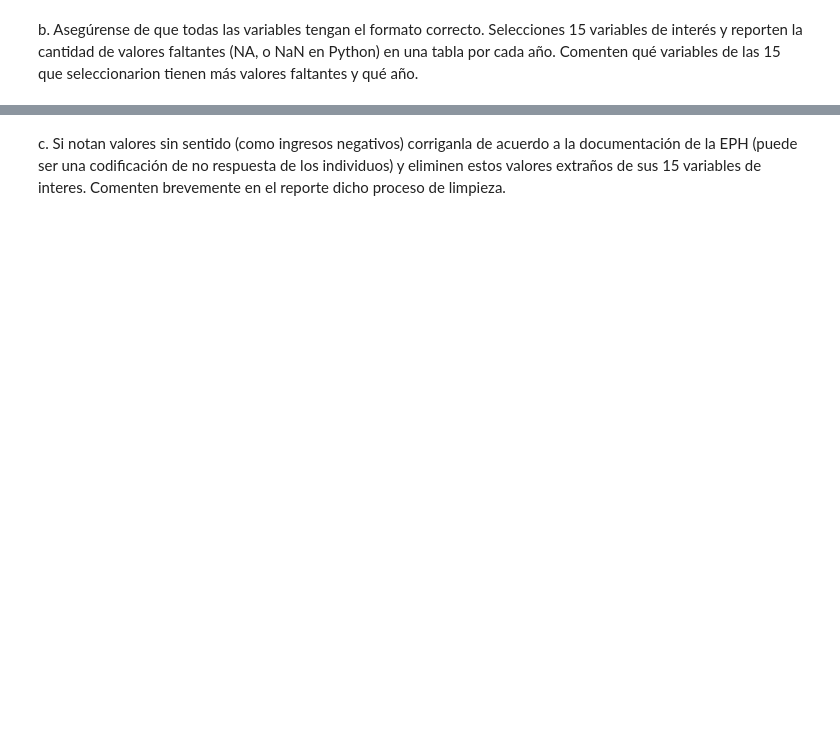
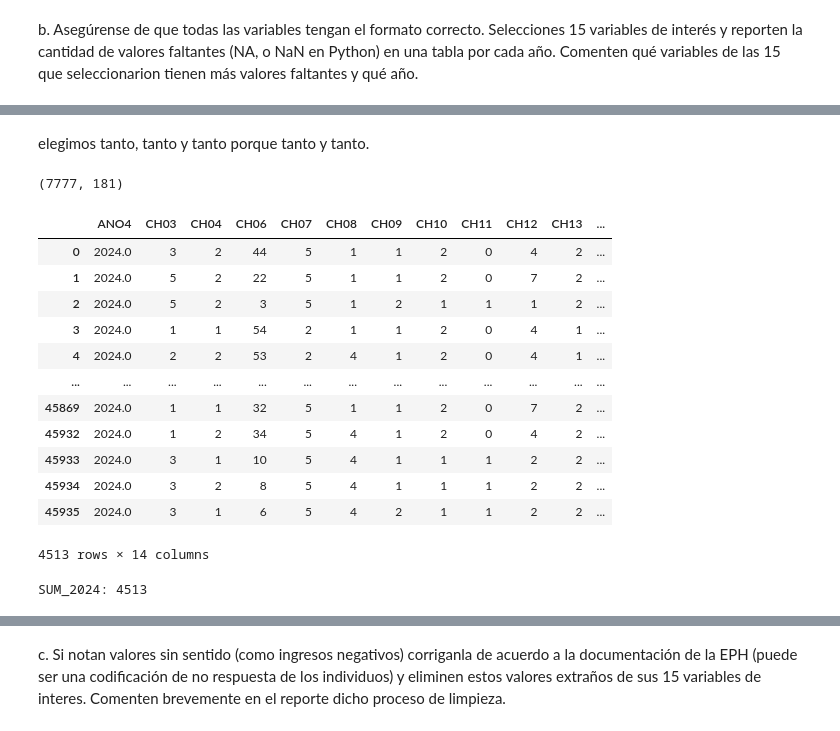
Before and after one commit to RoccoGabrielPimenta/BigDataUBA-Grupo22, a Jupyter notebook: TP 2/Big_Data_TP2_Grupo22.ipynb, the cells around one changed output, grey strips where cells are left out. Drawn from its saved outputs; the diff is of its cells as text; code cells hidden in the pictures; blank space fills up the shorter version.

```diff
--- a/TP 2/Big_Data_TP2_Grupo22.ipynb
+++ b/TP 2/Big_Data_TP2_Grupo22.ipynb
@@ -82,0 +154,6 @@ seleccionarion tienen más valores faltantes y qué año.
+# %% [markdown]
+elegimos tanto, tanto y tanto porque tanto y tanto.
+# %%
+df_completo.shape
+# %% [output]
+(7777, 181)
@@ -82,0 +162,23 @@ seleccionarion tienen más valores faltantes y qué año.
+# %%
+#filtramos las columnas que queremos en un nuevo dataset
+df_filtrado = df_completo.iloc[0:4513, columnas_a_usar]
+df_filtrado
+# %% [output]
+|  | ANO4 | CH03 | CH04 | CH06 | CH07 | CH08 | CH09 | CH10 | CH11 | CH12 | CH13 | ... |
+| 0 | 2024.0 | 3 | 2 | 44 | 5 | 1 | 1 | 2 | 0 | 4 | 2 | ... |
+| 1 | 2024.0 | 5 | 2 | 22 | 5 | 1 | 1 | 2 | 0 | 7 | 2 | ... |
+| 2 | 2024.0 | 5 | 2 | 3 | 5 | 1 | 2 | 1 | 1 | 1 | 2 | ... |
+| 3 | 2024.0 | 1 | 1 | 54 | 2 | 1 | 1 | 2 | 0 | 4 | 1 | ... |
+| 4 | 2024.0 | 2 | 2 | 53 | 2 | 4 | 1 | 2 | 0 | 4 | 1 | ... |
+| ... | ... | ... | ... | ... | ... | ... | ... | ... | ... | ... | ... | ... |
+| 45869 | 2024.0 | 1 | 1 | 32 | 5 | 1 | 1 | 2 | 0 | 7 | 2 | ... |
+| 45932 | 2024.0 | 1 | 2 | 34 | 5 | 4 | 1 | 2 | 0 | 4 | 2 | ... |
+| 45933 | 2024.0 | 3 | 1 | 10 | 5 | 4 | 1 | 1 | 1 | 2 | 2 | ... |
+| 45934 | 2024.0 | 3 | 2 | 8 | 5 | 4 | 1 | 1 | 1 | 2 | 2 | ... |
+| 45935 | 2024.0 | 3 | 1 | 6 | 5 | 4 | 2 | 1 | 1 | 2 | 2 | ... |
+4513 rows × 14 columns
+# %%
+tot_Nan = df_filtrado.isnull().shape[0]
+print("SUM_2024:", tot_Nan)
+# %% [output]
+SUM_2024: 4513
```
Also changed, not shown: parts of 22 cells of this notebook.
